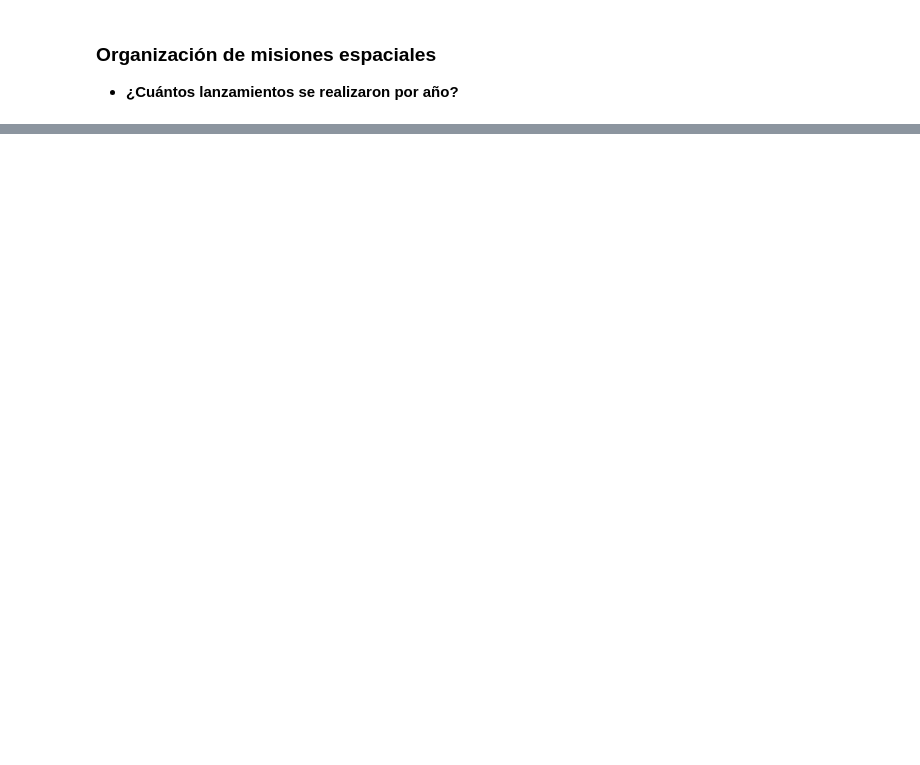
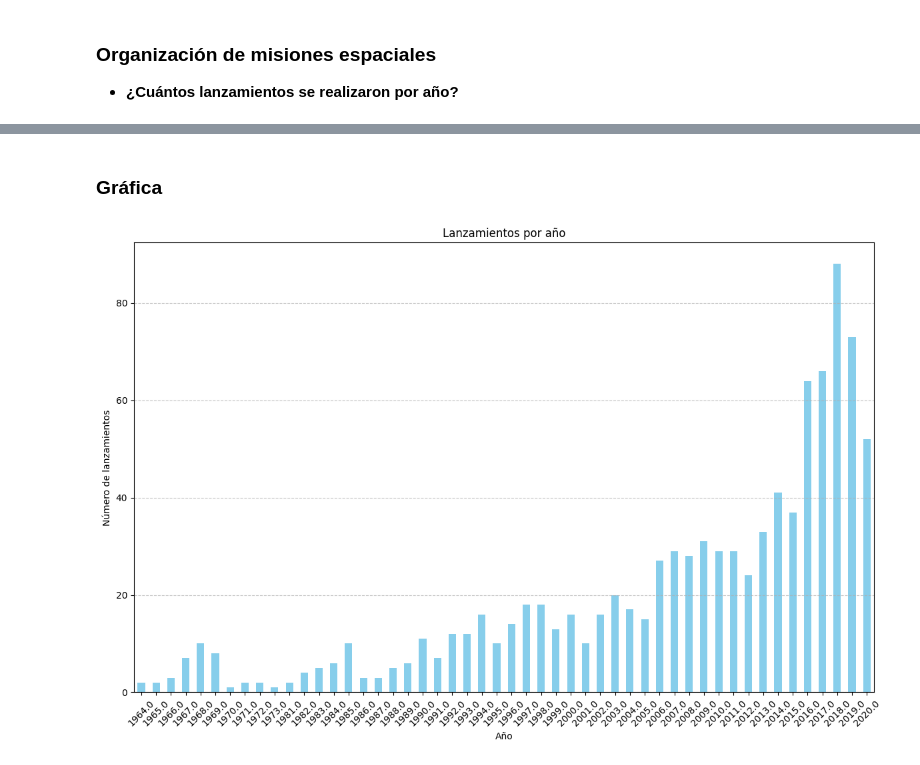
Before and after one commit to Juserna28/Analisis_datos-v1, a Jupyter notebook: Python/analisis_data.ipynb, the cells around one changed output, grey strips where cells are left out. Cells and saved outputs as stored; diff of their text form; code cells hidden in the pictures; blank space fills up the shorter version.

Commit message:
Pregunta 2
Total de lanzamientos por años en gráfica

```diff
--- a/Python/analisis_data.ipynb
+++ b/Python/analisis_data.ipynb
@@ -348,0 +375,9 @@ Título con el mayor número de lanzamientos: NASA
+# %%
+# Extraer el año de la fecha y crear una nueva columna 'Year'
+launches_no_nulos['Year'] = launches_no_nulos['Date'].dt.year
+
+# Agrupar por año y contar el número de lanzamientos en cada año
+lanzamientos_por_año = launches_no_nulos.groupby('Year').size()
+
+# Mostrar los lanzamientos por año
+lanzamientos_por_año
@@ -348,0 +407,15 @@ Título con el mayor número de lanzamientos: NASA
+# %% [markdown]
+### Gráfica
+# %%
+# Graficar los lanzamientos por año con un tamaño de gráfico más grande
+plt.figure(figsize=(12, 8))
+lanzamientos_por_año.plot(kind='bar', color='skyblue')
+plt.title('Lanzamientos por año')
+plt.xlabel('Año')
+plt.ylabel('Número de lanzamientos')
+plt.xticks(rotation=45)
+plt.grid(axis='y', linestyle='--', alpha=0.7)
+plt.tight_layout()
+plt.show()
+# %% [output]
+[figure, added]
```
Also changed, not shown: parts of 7 cells of this notebook.
